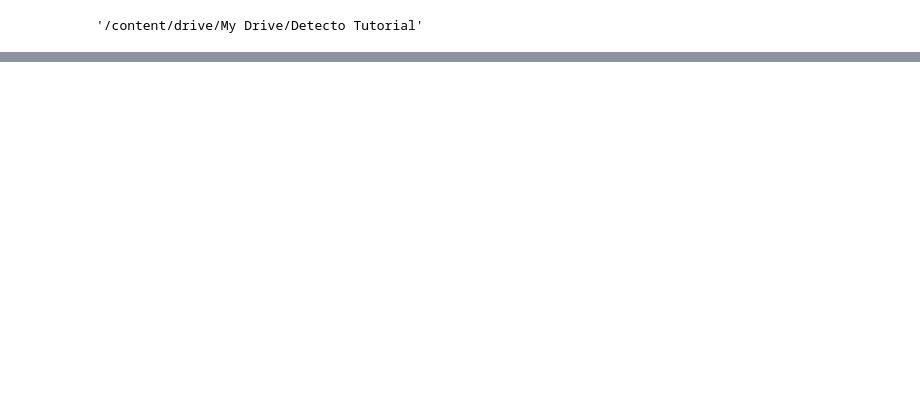
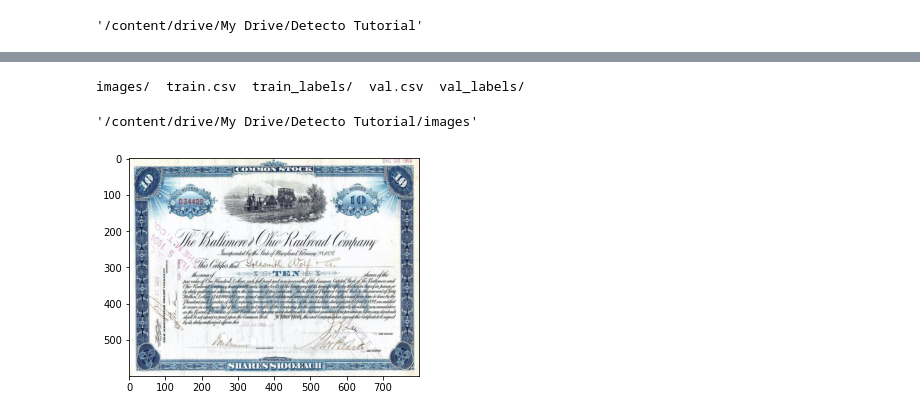
Before and after one commit to praveentn/hgwxx7, a Jupyter notebook: transferlearning/obj_detection_frcnn_resnet_detecto_2.ipynb, the cells around one changed output, grey strips where cells are left out. Saved outputs shown, nothing was run; the diff lists cells and outputs as text; code cells hidden in the pictures; blank space fills up the shorter version.

```diff
--- a/transferlearning/obj_detection_frcnn_resnet_detecto_2.ipynb
+++ b/transferlearning/obj_detection_frcnn_resnet_detecto_2.ipynb
@@ -89,0 +90,17 @@ ValueError: ignored
+# %%
+ls
+# %% [output]
+images/  train.csv  train_labels/  val.csv  val_labels/
+# %%
+pwd
+# %% [output]
+'/content/drive/My Drive/Detecto Tutorial/images'
+# %%
+import matplotlib.pyplot as plt
+from detecto.utils import read_image
+
+image = read_image('/content/drive/My Drive/Detecto Tutorial/images/images/001.jpg')
+plt.imshow(image)
+plt.show()
+# %% [output]
+[figure, added]
```
Also changed, not shown: parts of 20 cells of this notebook.
